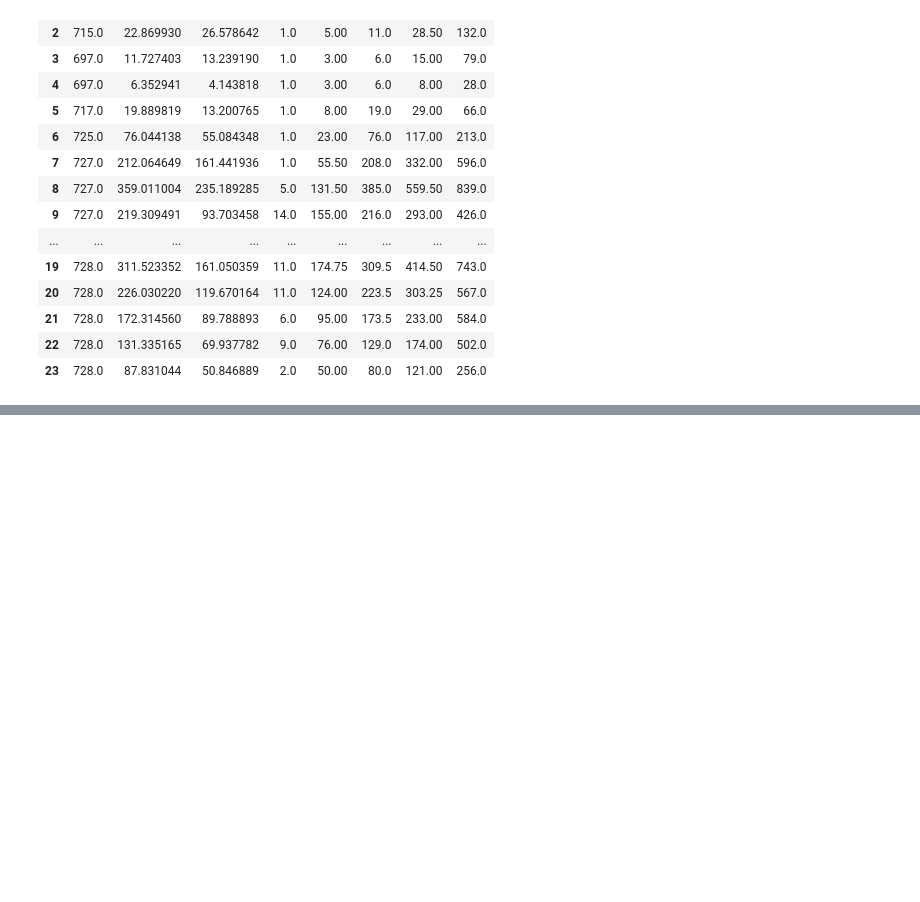
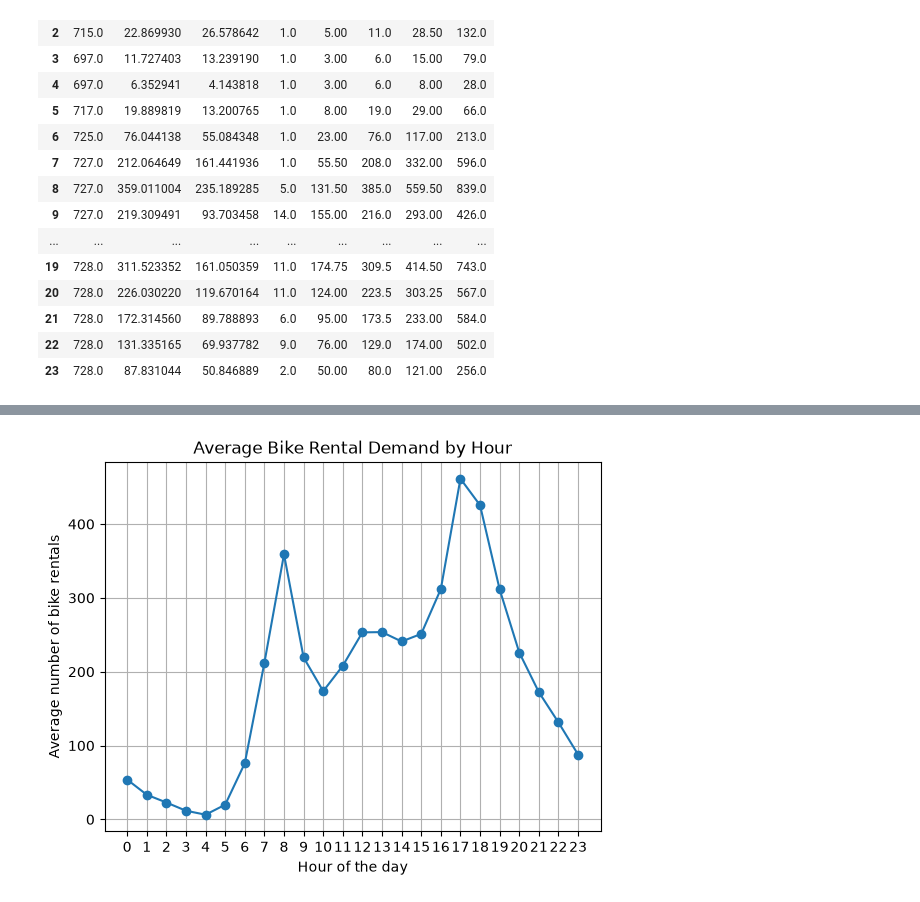
Before and after one commit to GregJackalis/bike-rental-demand-predictor, a Jupyter notebook: notebooks/prediction.ipynb, the cells around one changed output, grey strips where cells are left out. Saved outputs shown, nothing was run; the diff lists cells and outputs as text; code cells hidden in the pictures; blank space fills up the shorter version.

```diff
--- a/notebooks/prediction.ipynb
+++ b/notebooks/prediction.ipynb
@@ -300,0 +317,15 @@ display(hourly_stats)
+# %%
+import matplotlib.pyplot as plt
+
+hourly_demand = df.groupby("hr")["cnt"].mean()
+
+hourly_demand.plot(kind="line", marker="o")
+
+plt.xlabel("Hour of the day")
+plt.ylabel("Average number of bike rentals")
+plt.title("Average Bike Rental Demand by Hour")
+plt.xticks(range(24))
+plt.grid(True)
+plt.show()
+# %% [output]
+[figure, added]
```
Also changed, not shown: parts of 11 cells of this notebook.
